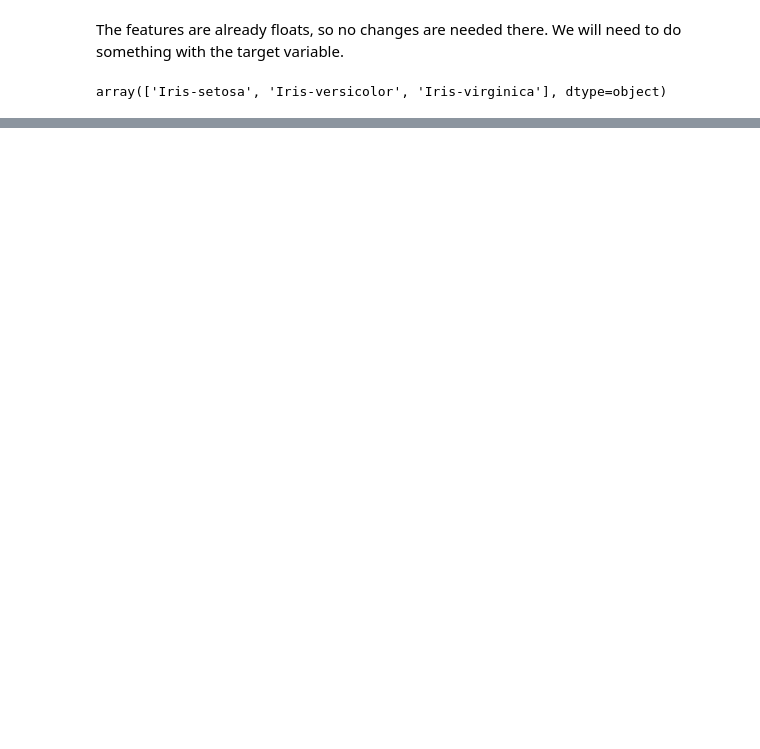
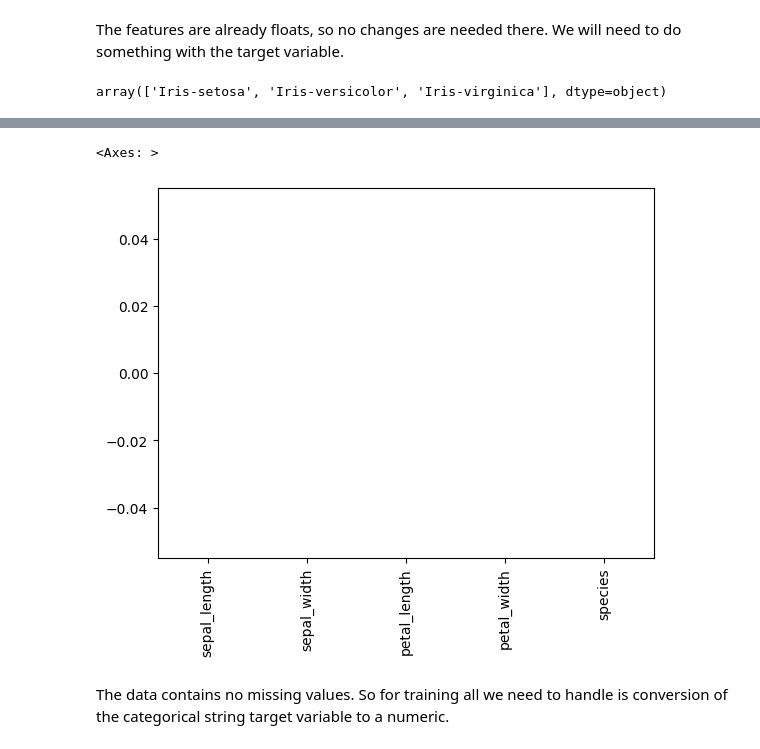
Before and after one commit to calebhadley1/iris-fisher, a Jupyter notebook: notebooks/preprocessing.ipynb, the cells around one changed output, grey strips where cells are left out. Cells and saved outputs as stored; diff of their text form; code cells hidden in the pictures; blank space fills up the shorter version.

```diff
--- a/notebooks/preprocessing.ipynb
+++ b/notebooks/preprocessing.ipynb
@@ -96,0 +77,7 @@ accuracy_score(y_test, model.predict(X_test))
+# %%
+df.isnull().sum().plot(kind='bar')
+# %% [output]
+<Axes: >
+[figure, added]
+# %% [markdown]
+The data contains no missing values. So for training all we need to handle is conversion of the categorical string target variable to a numeric.
```
Also changed, not shown: parts of 9 cells of this notebook, 1 other file.
